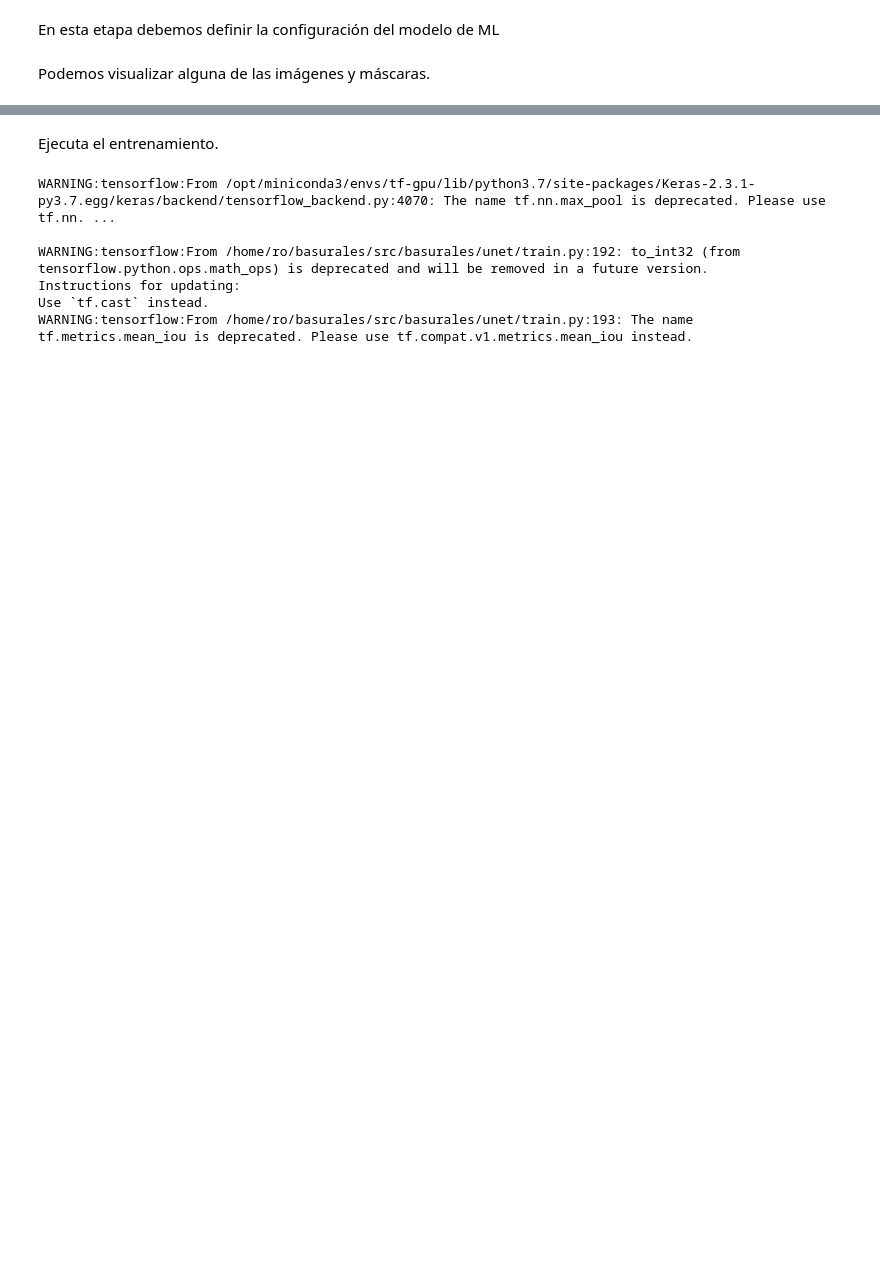
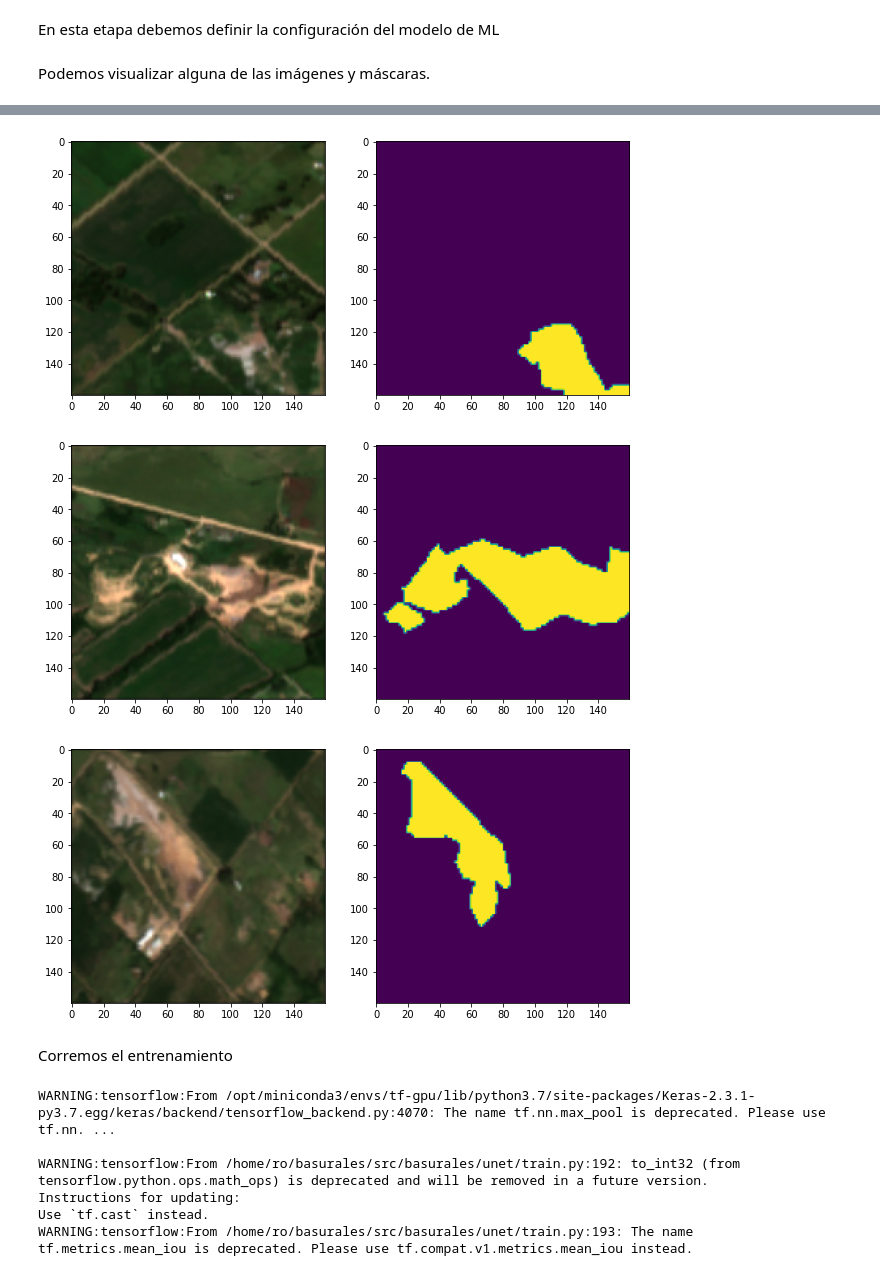
Before and after one commit to dymaxionlabs/basurales, a Jupyter notebook: notebooks/2_Entrenamiento.ipynb, the cells around one changed output, grey strips where cells are left out. Drawn from its saved outputs; the diff is of its cells as text; code cells hidden in the pictures; blank space fills up the shorter version.

```diff
--- a/notebooks/2_Entrenamiento.ipynb
+++ b/notebooks/2_Entrenamiento.ipynb
@@ -34,7 +30,7 @@ config = TrainConfig(width=160,  #  tamaño de la imagen procesada por la UNet (
                      images_path=os.path.join('/home/ro/basurales/data/data_train','6D', '100_30'), #ruta a las imágenes
                      model_path=os.path.join('/home/ro/basurales/data/weights/', 'UNet_basurales_6D_100_30_spe200_.h5'),#  ruta al archivo de entrenamiento
                      evaluate=False  ,
-                     weights= [0.8])
+                     class_weights= [0.8])
 # %%
 !ls ./../
 # %% [markdown]
@@ -111,5 +38,12 @@ for img_file in images:
+# %%
+
+plot_data_generator(num_samples=3, fig_size=(10, 10), train_config=config,img_ch = 4)
+# %% [output]
+[figure, added]
+[figure, added]
+[figure, added]
 # %% [markdown]
-Ejecuta el entrenamiento.
+Corremos el entrenamiento
 # %%
 res_config = train(config)
 # %% [output]
```
Also changed, not shown: parts of 8 cells of this notebook, 2 other files.
